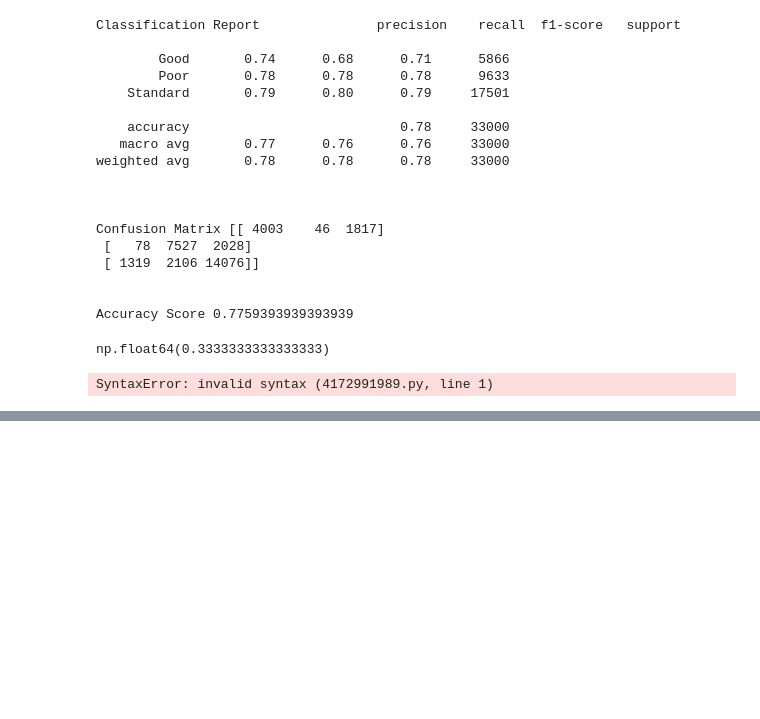
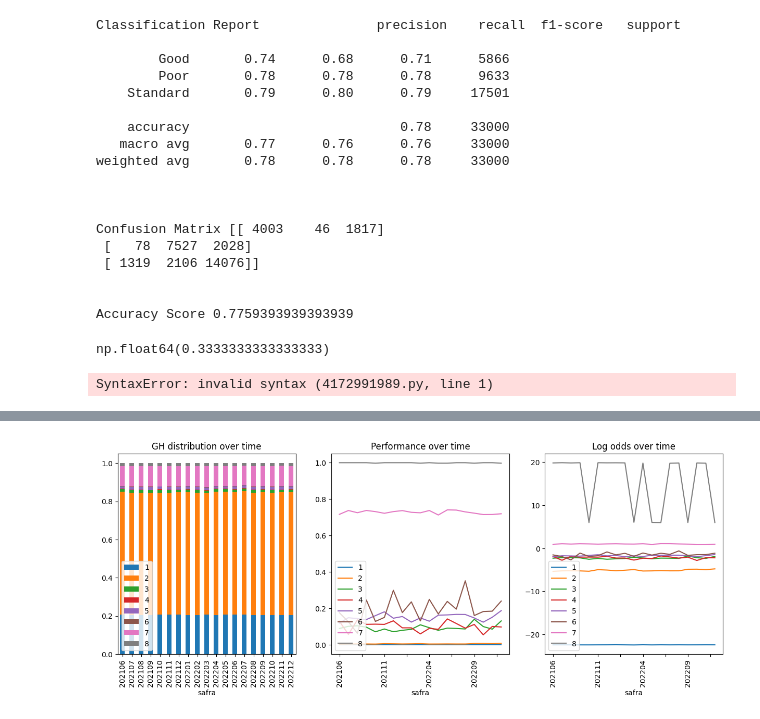
Before and after one commit to thommich/reject-inference-modelling, a Jupyter notebook: best_gh.ipynb, the cells around one changed output, grey strips where cells are left out. Drawn from its saved outputs; the diff is of its cells as text; code cells hidden in the pictures; blank space fills up the shorter version.

```diff
--- a/best_gh.ipynb
+++ b/best_gh.ipynb
@@ -1908,0 +1995,2 @@ df['predictions'] = np.where(df.predictions == 'Good', 1, 0)
+# %%
+df = pd.DataFrame({'month': ref, 'target': perf, 'score': score})
@@ -1909,11 +2076,9 @@ df['predictions'] = np.where(df.predictions == 'Good', 1, 0)
 # %%
-import numpy as np
-import pandas as pd
-import optuna
-
-
 def optimize_homogeneous_groups(
     df,
+    nm_var_score='score',
+    nm_var_reftemp='safra',
+    nm_var_target='target',
     group_range=(3, 8),
     top_k=3,
     n_trials=150,
@@ -1938,11 +2103,19 @@ def optimize_homogeneous_groups(
     # -----------------------------
     def generate_cutpoints(trial, n_groups):
         raw = [trial.suggest_float(f"x_{i}", 0, 1) for i in range(n_groups - 1)]
+        #raw = []
+        #i = 0
+        #while i < (n_groups - 1):
+        #    if i == 0:
+        #        raw.append(trial.suggest_float(f"x_{i}", 0, 1))
+        #    else:
+        #        raw.append(trial.suggest_float(f"x_{i}", raw[i-1], 1))
         cuts = sorted(raw)
         return [0.0] + cuts + [1.0]
+        #return [0.0] + raw + [1.0]
 
     def assign_groups(df, cuts):
-        return pd.cut(df["score"], bins=cuts, labels=False, include_lowest=True)
+        return pd.cut(df[nm_var_score], bins=cuts, labels=False, include_lowest=True)
 
     results = []
 
@@ -1953,15 +2126,15 @@ def optimize_homogeneous_groups(
             cuts = generate_cutpoints(trial, n_groups)
             df["group"] = assign_groups(df, cuts)
 
-            months = sorted(df["month"].unique())
+            months = sorted(df[nm_var_reftemp].unique())
 
             # -----------------------------
             # GLOBAL + GROUP PRIORS
             # -----------------------------
-            global_rate = df["target"].mean()
+            global_rate = df[nm_var_target].mean()
 
             group_global = (
-                df.groupby("group")["target"]
+                df.groupby("group")[nm_var_target]
                 .agg(["sum", "count"])
             )
             group_global["rate"] = group_global["sum"] / group_global["count"]
@@ -1976,7 +2149,7 @@ def optimize_homogeneous_groups(
             base_month = months[0]
 
             base_dist = (
-                df[df["month"] == base_month]["group"]
+                df[df[nm_var_reftemp] == base_month]["group"]
                 .value_counts(normalize=True)
                 .sort_index()
             )
@@ -1985,7 +2158,7 @@ def optimize_homogeneous_groups(
 
             for m in months[1:]:
                 dist = (
-                    df[df["month"] == m]["group"]
+                    df[df[nm_var_reftemp] == m]["group"]
                     .value_counts(normalize=True)
                     .reindex(base_dist.index, fill_value=0)
                 )
@@ -2000,9 +2173,9 @@ def optimize_homogeneous_groups(
 
             for m in months:
 
-                subset = df[df["month"] == m]
+                subset = df[df[nm_var_reftemp] == m]
 
-                stats = subset.groupby("group")["target"].agg(["sum", "count"])
+                stats = subset.groupby("group")[nm_var_target].agg(["sum", "count"])
 
                 # merge group prior
                 stats = stats.join(group_global[["rate"]], how="left")
@@ -2029,7 +2202,7 @@ def optimize_homogeneous_groups(
 
             for g in range(n_groups):
                 sizes = [
-                    df[(df["month"] == m) & (df["group"] == g)].shape[0]
+                    df[(df[nm_var_reftemp] == m) & (df["group"] == g)].shape[0]
                     for m in months
                 ]
                 size_var += np.var(sizes)
@@ -2062,7 +2235,8 @@ def optimize_homogeneous_groups(
         )
 
         study = optuna.create_study(direction="minimize", sampler=sampler)
-        study.optimize(objective, n_trials=n_trials, show_progress_bar=False)
+        optuna.logging.set_verbosity(optuna.logging.WARN)
+        study.optimize(objective, n_trials=n_trials, show_progress_bar=True)
 
         best_trial = study.best_trial
         best_cuts = generate_cutpoints(best_trial, n_groups)
@@ -2082,7 +2256,7 @@ def optimize_homogeneous_groups(
 
     return results[:top_k]
 # %%
-configs = optimize_homogeneous_groups(df)
+configs = optimize_homogeneous_groups(df_treino,'score','safra','target',n_trials=200)
 
 for c in configs:
     print("\n---")
@@ -2093,0 +2310,5 @@ for c in configs:
+# %%
+df_data['GH'] = get_gh(df_data,'score',configs[0]['cuts'])
+plot_gh(df_data, 'safra', 'target', 'GH', perf_denominator=None)
+# %% [output]
+[figure, added]
```
Also changed, not shown: parts of 33 cells of this notebook.
